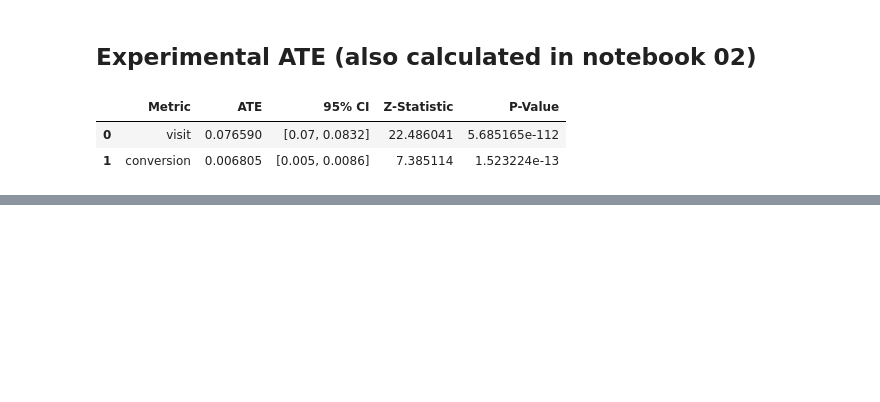
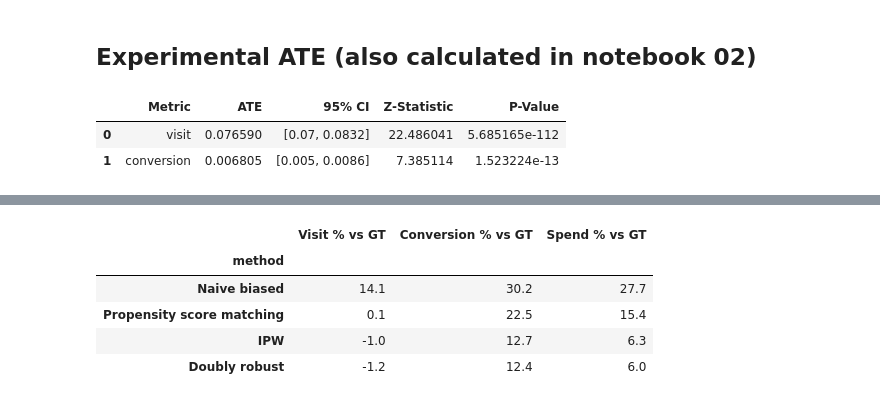
Before and after one commit to dpolioudakis/ab-testing-causal-inference, a Jupyter notebook: notebooks/06_causal_inference.ipynb, the cells around one changed output, grey strips where cells are left out. Cells and saved outputs as stored; diff of their text form; code cells hidden in the pictures; blank space fills up the shorter version.

```diff
--- a/notebooks/06_causal_inference.ipynb
+++ b/notebooks/06_causal_inference.ipynb
@@ -120,0 +397,16 @@ pd.DataFrame(results)
+# %%
+gt = results_df[results_df["method"] == "Experimental (ground truth)"][["visit", "conversion", "spend"]].astype(float).values[0]
+
+pct_df = results_df[results_df["method"] != "Experimental (ground truth)"].copy()
+pct_df[["visit", "conversion", "spend"]] = pct_df[["visit", "conversion", "spend"]].astype(float)
+pct_df[["visit", "conversion", "spend"]] = ((pct_df[["visit", "conversion", "spend"]].values - gt) / gt * 100).round(1)
+pct_df = pct_df.set_index("method")
+pct_df.columns = ["Visit % vs GT", "Conversion % vs GT", "Spend % vs GT"]
+pct_df
+# %% [output]
+|  | Visit % vs GT | Conversion % vs GT | Spend % vs GT |
+| method |  |  |  |
+| Naive biased | 14.1 | 30.2 | 27.7 |
+| Propensity score matching | 0.1 | 22.5 | 15.4 |
+| IPW | -1.0 | 12.7 | 6.3 |
+| Doubly robust | -1.2 | 12.4 | 6.0 |
```
Also changed, not shown: parts of 24 cells of this notebook.
